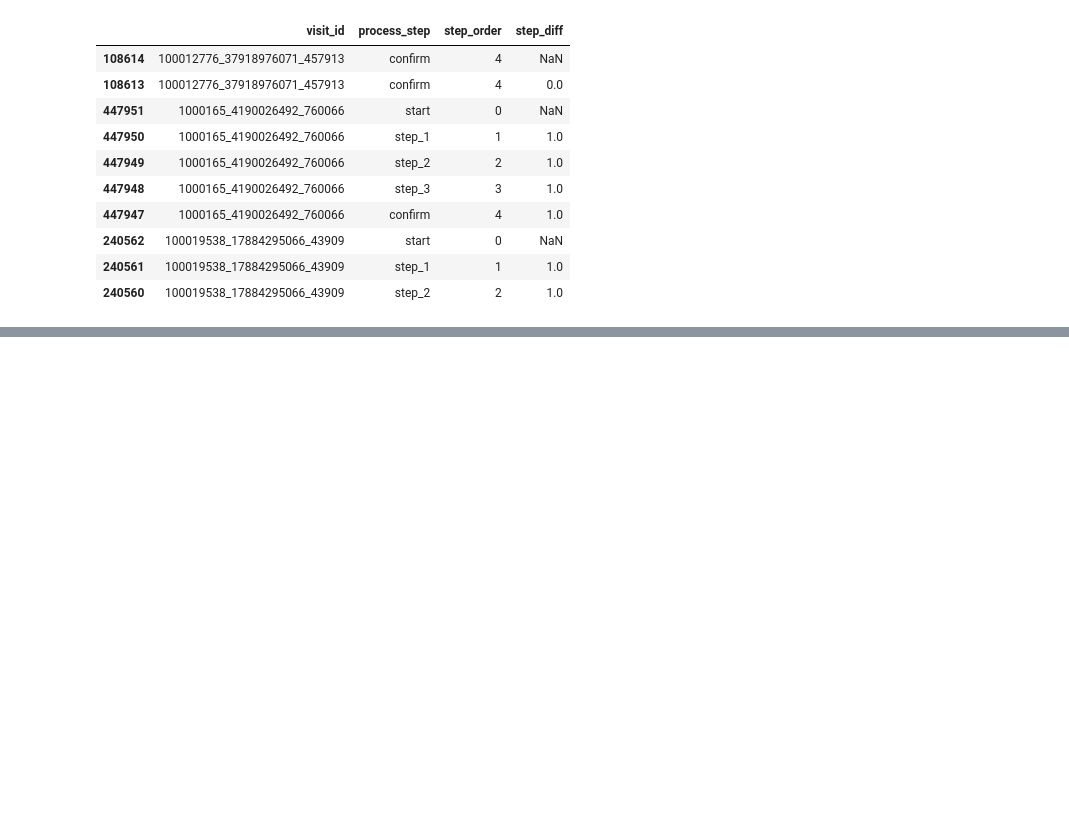
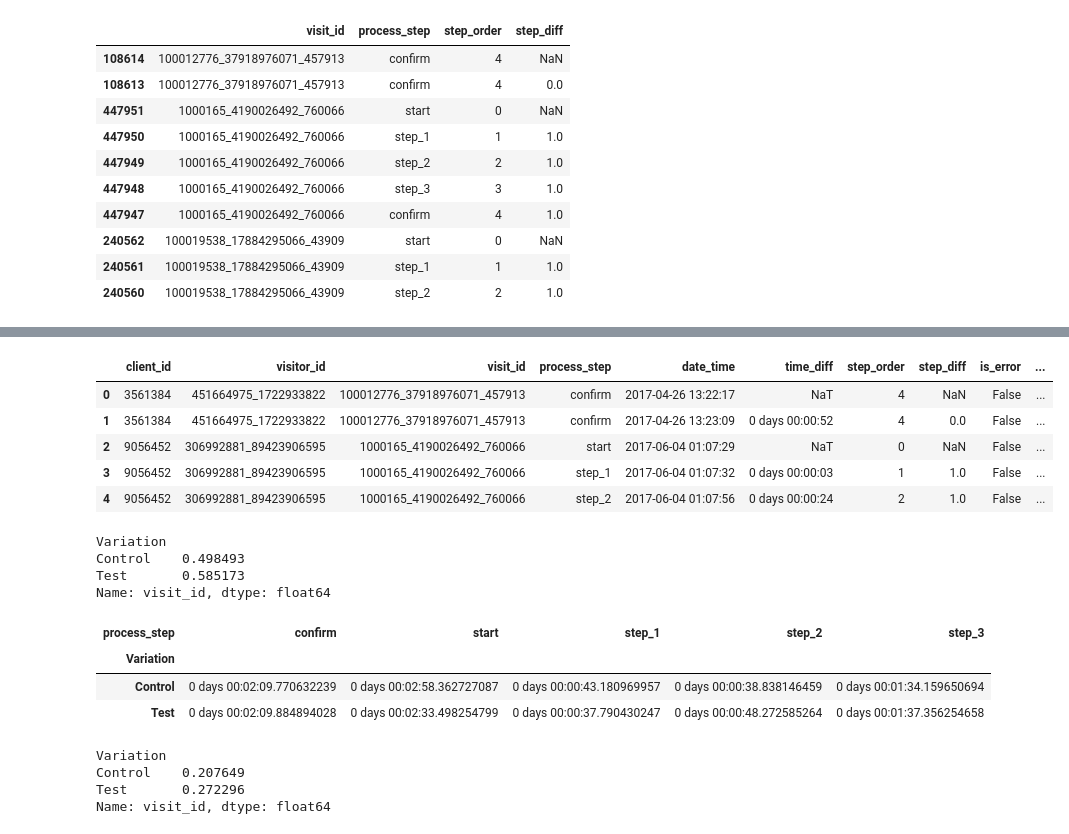
Before and after one commit to Felixpere/vanguard-project, a Jupyter notebook: 01_webdata_cleaning.ipynb, the cells around one changed output, grey strips where cells are left out. Drawn from its saved outputs; the diff is of its cells as text; code cells hidden in the pictures; blank space fills up the shorter version.

```diff
--- a/01_webdata_cleaning.ipynb
+++ b/01_webdata_cleaning.ipynb
@@ -161,0 +188,4 @@ error_rate
+# %%
+# Load experiment client group
+df_experiment = pd.read_csv("df_final_experiment_clients.txt", sep=",")
+df_experiment.head()
@@ -161,0 +199,54 @@ error_rate
+# %%
+# Merge client experiment group into web data
+df_web = df_web.merge(df_experiment, on='client_id', how='left')
+df_web.head()
+# %% [output]
+|  | client_id | visitor_id | visit_id | process_step | date_time | time_diff | step_order | step_diff | is_error | ... |
+| 0 | 3561384 | 451664975_1722933822 | 100012776_37918976071_457913 | confirm | 2017-04-26 13:22:17 | NaT | 4 | NaN | False | ... |
+| 1 | 3561384 | 451664975_1722933822 | 100012776_37918976071_457913 | confirm | 2017-04-26 13:23:09 | 0 days 00:00:52 | 4 | 0.0 | False | ... |
+| 2 | 9056452 | 306992881_89423906595 | 1000165_4190026492_760066 | start | 2017-06-04 01:07:29 | NaT | 0 | NaN | False | ... |
+| 3 | 9056452 | 306992881_89423906595 | 1000165_4190026492_760066 | step_1 | 2017-06-04 01:07:32 | 0 days 00:00:03 | 1 | 1.0 | False | ... |
+| 4 | 9056452 | 306992881_89423906595 | 1000165_4190026492_760066 | step_2 | 2017-06-04 01:07:56 | 0 days 00:00:24 | 2 | 1.0 | False | ... |
+# %%
+# Calculate completion rate for each variation group
+completion_rate_by_variation = (
+    df_web[df_web['process_step'] == 'confirm']
+    .groupby('Variation')['visit_id']
+    .nunique()
+    / df_web.groupby('Variation')['visit_id'].nunique()
+)
+
+completion_rate_by_variation
+# %% [output]
+Variation
+Control    0.498493
+Test       0.585173
+Name: visit_id, dtype: float64
+# %%
+# Average time spent on each step per variation group
+avg_time_by_variation = (
+    df_web.groupby(['Variation', 'process_step'])['time_diff']
+    .mean()
+    .unstack()
+)
+
+avg_time_by_variation
+# %% [output]
+| process_step | confirm | start | step_1 | step_2 | step_3 |
+| Variation |  |  |  |  |  |
+| Control | 0 days 00:02:09.770632239 | 0 days 00:02:58.362727087 | 0 days 00:00:43.180969957 | 0 days 00:00:38.838146459 | 0 days 00:01:34.159650694 |
+| Test | 0 days 00:02:09.884894028 | 0 days 00:02:33.498254799 | 0 days 00:00:37.790430247 | 0 days 00:00:48.272585264 | 0 days 00:01:37.356254658 |
+# %%
+# Calculate error rate for each variation group
+error_rate_by_variation = (
+    df_web[df_web['is_error']]
+    .groupby('Variation')['visit_id'].nunique()
+    / df_web.groupby('Variation')['visit_id'].nunique()
+)
+
+error_rate_by_variation
+# %% [output]
+Variation
+Control    0.207649
+Test       0.272296
+Name: visit_id, dtype: float64
```
Also changed, not shown: parts of 10 cells of this notebook.
